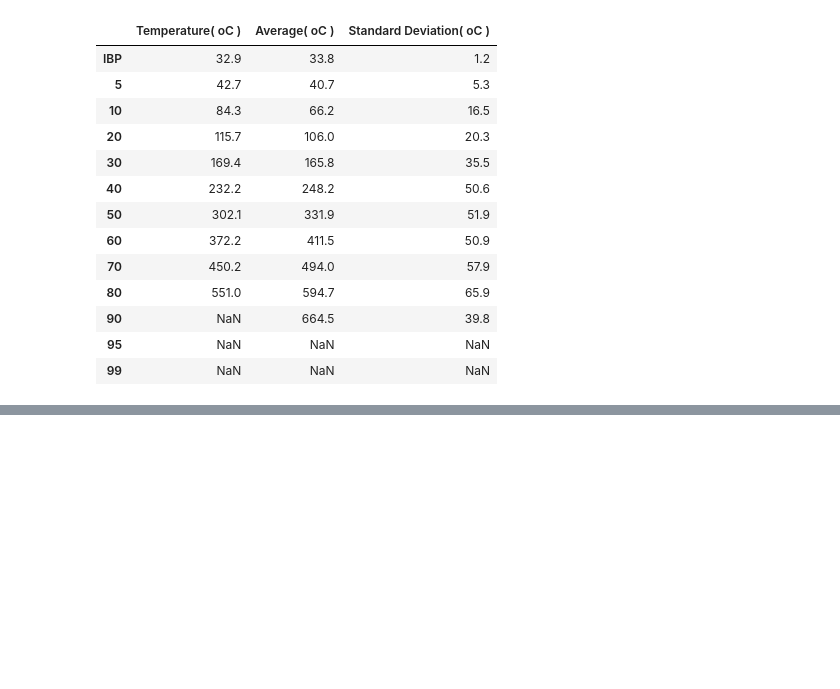
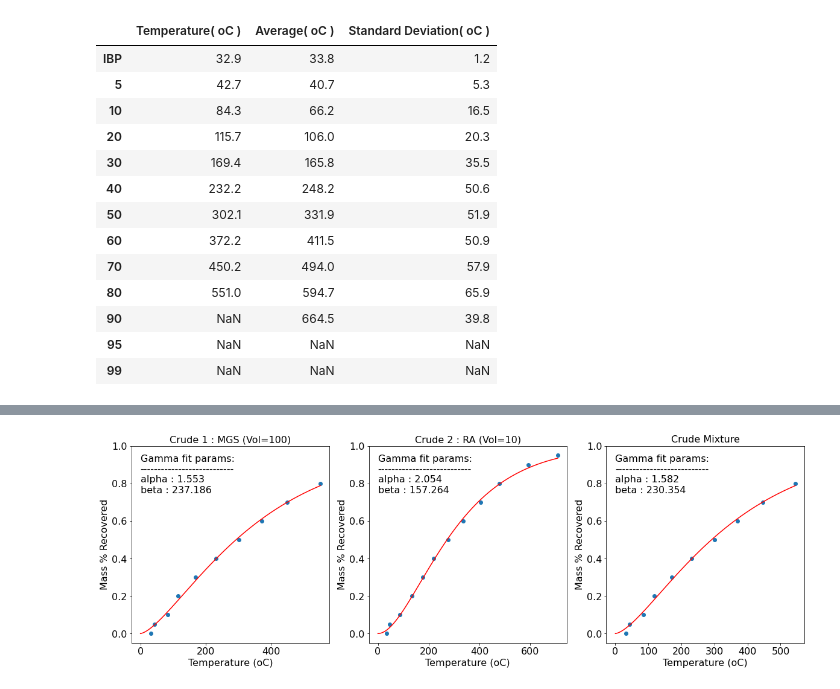
Before and after one commit to RobBlumberg/validere_distillation, a Jupyter notebook: distillation-profile.ipynb, the cells around one changed output, grey strips where cells are left out. Saved outputs shown, nothing was run; the diff lists cells and outputs as text; code cells hidden in the pictures; blank space fills up the shorter version.

```diff
--- a/distillation-profile.ipynb
+++ b/distillation-profile.ipynb
@@ -123,0 +143,44 @@ gamma_fit(temp, distilled);
+# %%
+def volume_average_distillation_profile(crude1, crude2, vol1, vol2):
+    """
+
+    """
+    crude1_df = get_distillation_profile(crude1)
+    crude2_df = get_distillation_profile(crude2)
+
+    fig, ax = plt.subplots(1, 3, figsize=(20, 6))
+    fit_params1, cov_matrix1, fit_vals1 = gamma_fit(crude1, ax[0])
+    ax[0].set_title(f"Crude 1 : {crude1} (Vol={vol1})", size=16)
+    fit_params2, cov_matrix2, fit_vals2 = gamma_fit(crude2, ax[1])
+    ax[1].set_title(f"Crude 2 : {crude2} (Vol={vol2})", size=16)
+
+    total_vol = vol1 + vol2
+    crude_mix_df = (vol1 / total_vol)*mgs_df + (vol2 / total_vol)*ra_df
+
+    temp = crude_mix_df["Temperature( oC )"].dropna()
+    distilled = [float(x) / 100 if x != "IBP" else 0 for x in list(crude_mix_df.index)][0:len(temp)]
+
+    f = lambda temp, a, b: scipy.stats.gamma(a=a, scale=b).cdf(temp)
+    fit_params, cov_matrix = curve_fit(f, temp, distilled, p0=[5, 60])
+
+    temps = np.linspace(0, max(temp), 1000)
+    fit_vals = scipy.stats.gamma(a=fit_params[0], scale=fit_params[1]).cdf(temps)
+
+    ax[2].scatter(temp, distilled)
+    ax[2].plot(temps, fit_vals, color="red")
+    ax[2].set_xlabel("Temperature (oC)", size=16)
+    ax[2].set_ylabel("Mass % Recovered", size=16)
+    ax[2].tick_params(labelsize=16)
+    ax[2].annotate(f"Gamma fit params: \n" +
+                   "---------------------------\n" +
+                   f"alpha : {fit_params[0]:.3f}\nbeta : {fit_params[1]:.3f}",
+                   xy=(0, 0.75),
+                   size=16)
+    ax[2].set_title("Crude Mixture", size=16)
+    ax[2].set_ylim(-0.05, 1)
+
+    return crude_mix_df, fig
+# %%
+mix = volume_average_distillation_profile("MGS", "RA", 100, 10)
+# %% [output]
+[figure, added]
```
Also changed, not shown: parts of 9 cells of this notebook.
